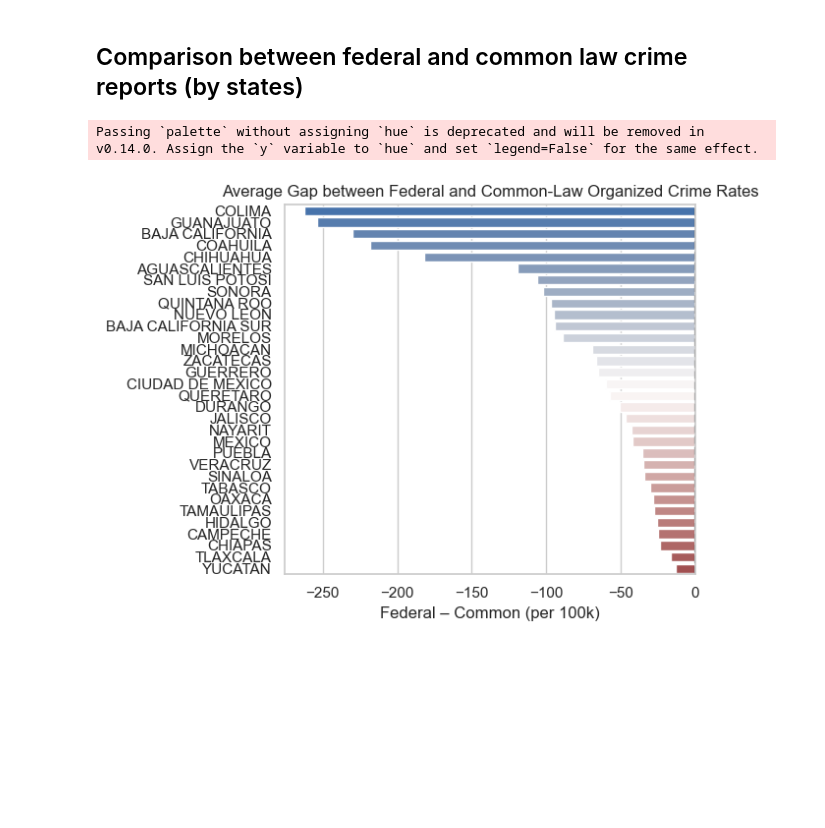
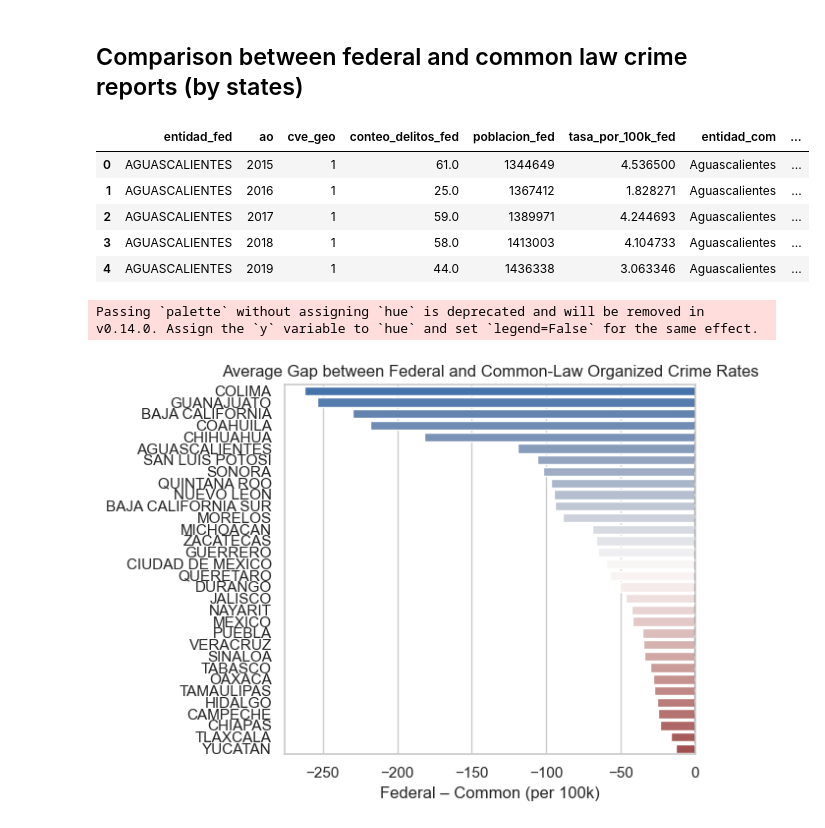
Before and after one commit to shani-alvarez/cgs-shadow-routes, a Jupyter notebook: notebooks/eda_crime_reports.ipynb, the cells around one changed output. Saved outputs shown, nothing was run; the diff lists cells and outputs as text; code cells hidden in the pictures; blank space fills up the shorter version.

```diff
--- a/notebooks/eda_crime_reports.ipynb
+++ b/notebooks/eda_crime_reports.ipynb
@@ -824,7 +830,15 @@ fig.show()
 # %% [markdown]
 ## Comparison between federal and common law crime reports (by states)
 # %%
-merged = df_do_rates.merge(df_fc_rates, on=['state','year'], suffixes=('_fed','_com'))
+merged = df_do_rates.merge(df_fc_rates, on=['cve_geo','ao'], suffixes=('_fed','_com'))
+merged.head()
+# %% [output]
+|  | entidad_fed | ao | cve_geo | conteo_delitos_fed | poblacion_fed | tasa_por_100k_fed | entidad_com | ... |
+| 0 | AGUASCALIENTES | 2015 | 1 | 61.0 | 1344649 | 4.536500 | Aguascalientes | ... |
+| 1 | AGUASCALIENTES | 2016 | 1 | 25.0 | 1367412 | 1.828271 | Aguascalientes | ... |
+| 2 | AGUASCALIENTES | 2017 | 1 | 59.0 | 1389971 | 4.244693 | Aguascalientes | ... |
+| 3 | AGUASCALIENTES | 2018 | 1 | 58.0 | 1413003 | 4.104733 | Aguascalientes | ... |
+| 4 | AGUASCALIENTES | 2019 | 1 | 44.0 | 1436338 | 3.063346 | Aguascalientes | ... |
 # %%
 merged['diferencia'] = merged['tasa_por_100k_fed'] - merged['tasa_por_100k_com']
 gap_df = merged.groupby('entidad_fed')['diferencia'].mean().reset_index()
```
Also changed, not shown: parts of 16 cells of this notebook, 2 other files.
